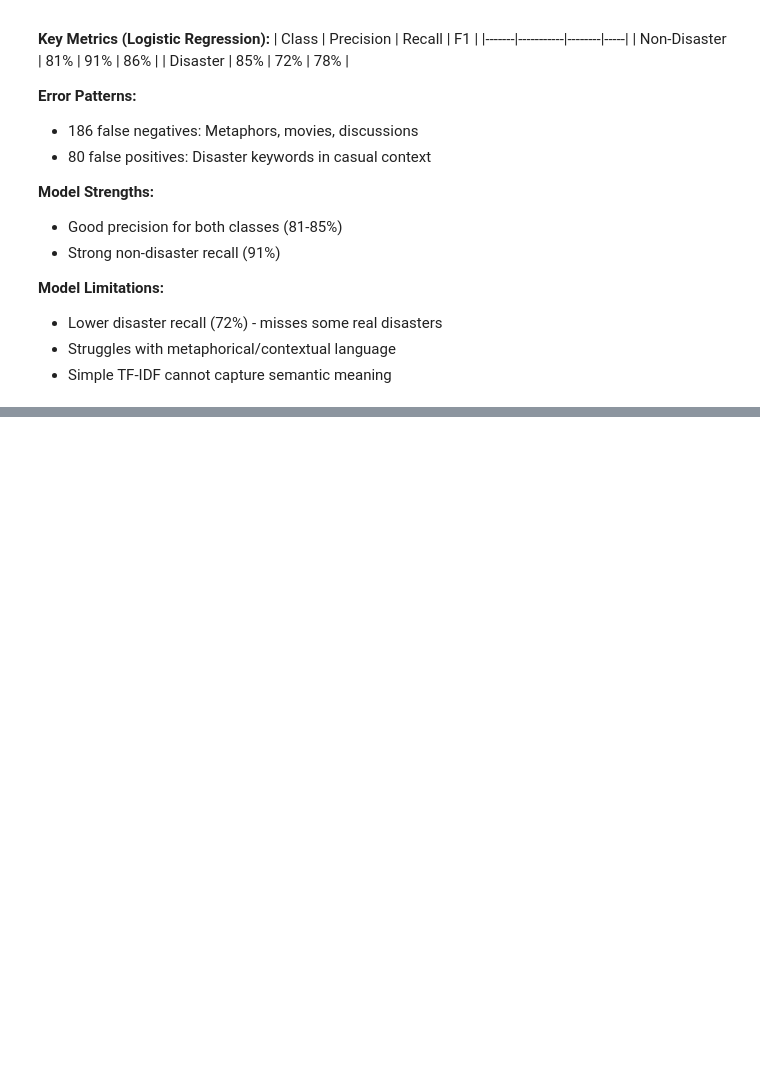
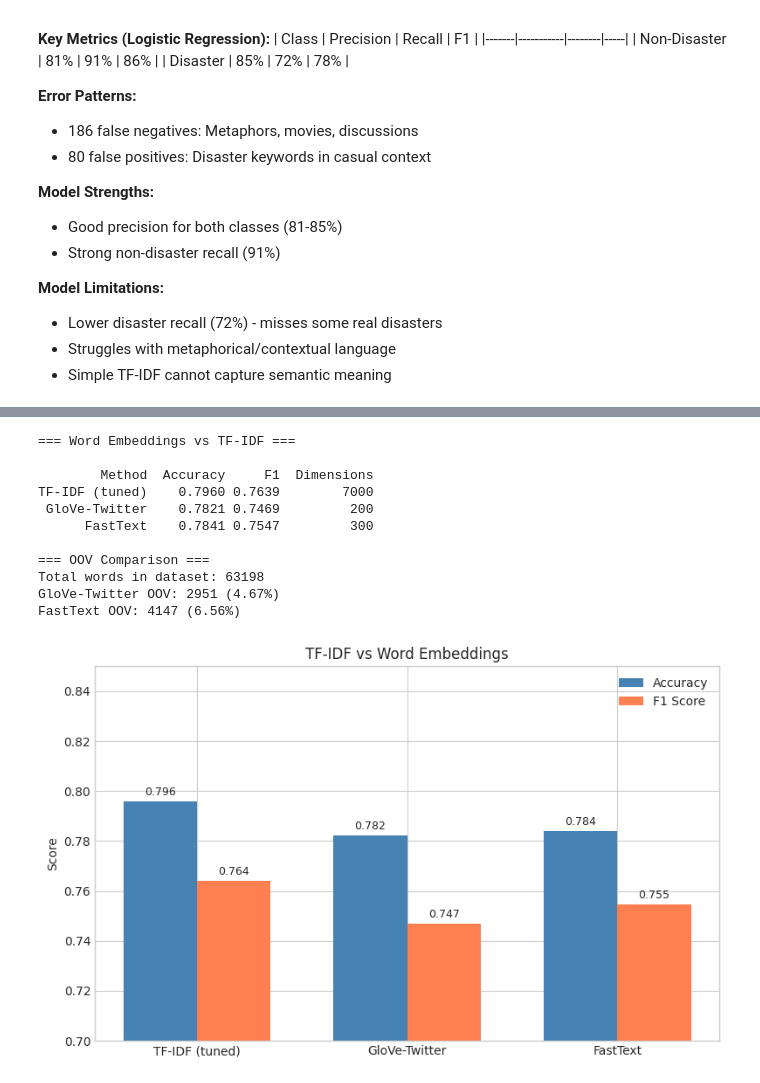
Before and after one commit to albertodiazdurana/tfidf-to-transformers-with-disaster-tweets, a Jupyter notebook: notebooks/s03_disaster_tweets.ipynb, the cells around one changed output, grey strips where cells are left out. Cells and saved outputs as stored; diff of their text form; code cells hidden in the pictures; blank space fills up the shorter version.

```diff
--- a/notebooks/s03_disaster_tweets.ipynb
+++ b/notebooks/s03_disaster_tweets.ipynb
@@ -769,0 +1392,61 @@ The model struggles with **context** - disaster vocabulary used metaphorically o
+# %%
+# Cell 49 - Word Embeddings Comparison
+import matplotlib.pyplot as plt
+
+# Results summary
+results_comparison = pd.DataFrame({
+    'Method': ['TF-IDF (tuned)', 'GloVe-Twitter', 'FastText'],
+    'Accuracy': [0.7960, 0.7821, 0.7841],
+    'F1': [0.7639, 0.7469, 0.7547],
+    'Dimensions': [7000, 200, 300]
+})
+
+print("=== Word Embeddings vs TF-IDF ===\n")
+print(results_comparison.to_string(index=False))
+
+# OOV comparison
+ft_oov = sum(1 for t in df_clean['text_clean'] for w in t.split() if w not in fasttext_model)
+glove_oov = sum(1 for t in df_clean['text_clean'] for w in t.split() if w not in glove_twitter)
+total_words = sum(len(t.split()) for t in df_clean['text_clean'])
+
+print(f"\n=== OOV Comparison ===")
+print(f"Total words in dataset: {total_words}")
+print(f"GloVe-Twitter OOV: {glove_oov} ({100*glove_oov/total_words:.2f}%)")
+print(f"FastText OOV: {ft_oov} ({100*ft_oov/total_words:.2f}%)")
+
+# Visualize
+fig, ax = plt.subplots(figsize=(8, 5))
+x = np.arange(len(results_comparison))
+width = 0.35
+
+bars1 = ax.bar(x - width/2, results_comparison['Accuracy'], width, label='Accuracy', color='steelblue')
+bars2 = ax.bar(x + width/2, results_comparison['F1'], width, label='F1 Score', color='coral')
+
+ax.set_ylabel('Score')
+ax.set_title('TF-IDF vs Word Embeddings')
+ax.set_xticks(x)
+ax.set_xticklabels(results_comparison['Method'])
+ax.legend()
+ax.set_ylim(0.7, 0.85)
+
+for bar in bars1 + bars2:
+    height = bar.get_height()
+    ax.annotate(f'{height:.3f}', xy=(bar.get_x() + bar.get_width()/2, height),
+                xytext=(0, 3), textcoords="offset points", ha='center', va='bottom', fontsize=9)
+
+plt.tight_layout()
+plt.savefig('../outputs/figures/embeddings_comparison.png', dpi=150)
+plt.show()
+# %% [output]
+=== Word Embeddings vs TF-IDF ===
+
+        Method  Accuracy     F1  Dimensions
+TF-IDF (tuned)    0.7960 0.7639        7000
+ GloVe-Twitter    0.7821 0.7469         200
+      FastText    0.7841 0.7547         300
+
+=== OOV Comparison ===
+Total words in dataset: 63198
+GloVe-Twitter OOV: 2951 (4.67%)
+FastText OOV: 4147 (6.56%)
+[figure, added]
```
Also changed, not shown: parts of 25 cells of this notebook, 4 other files.
